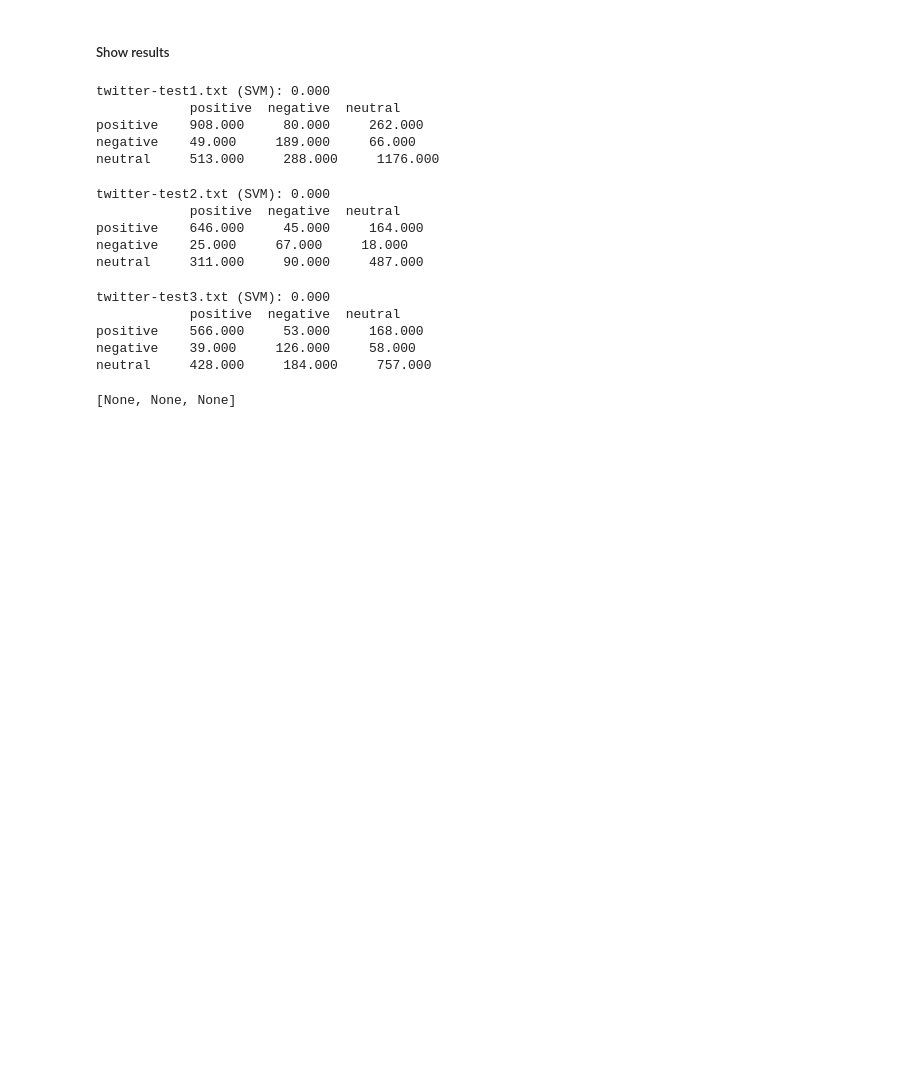
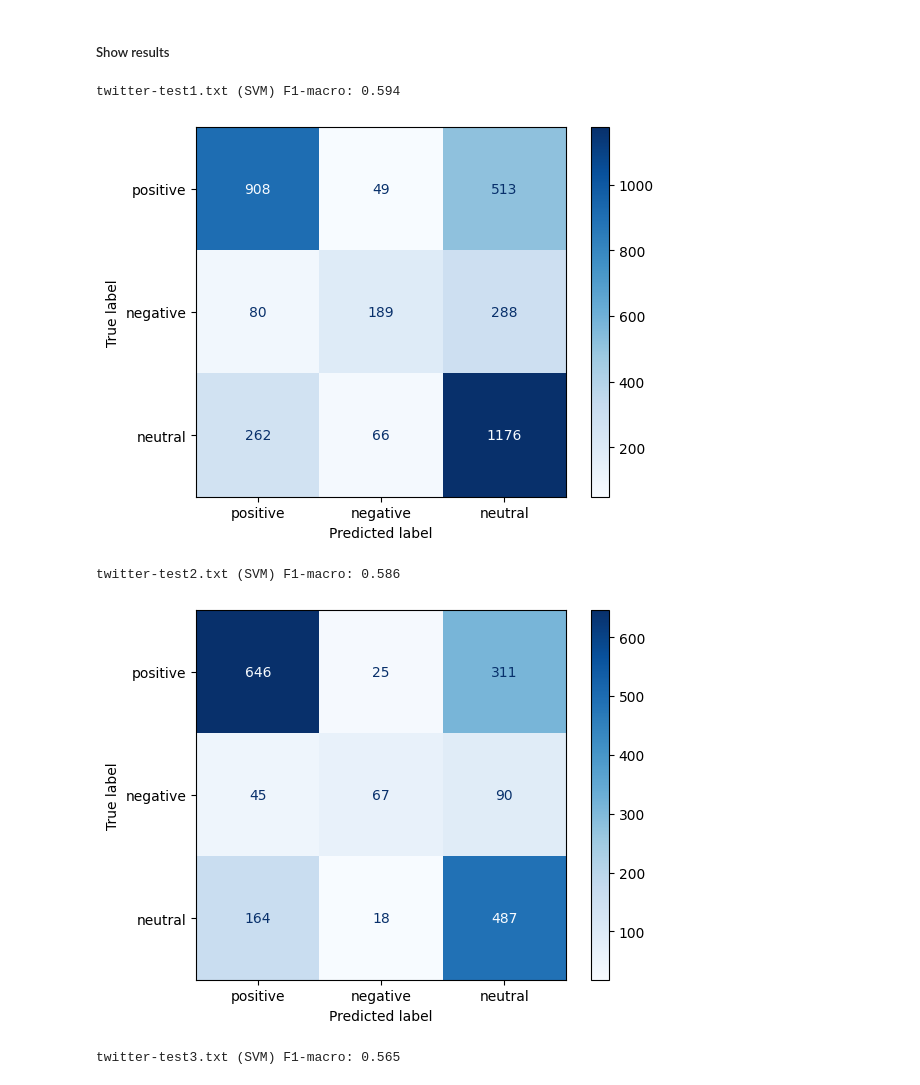
Before and after one commit to Xanonymous-GitHub/cs918-lab, a Jupyter notebook: lab2/cs918_assignment_2.ipynb, the cells around one changed output. Drawn from its saved outputs; the diff is of its cells as text; code cells hidden in the pictures; blank space fills up the shorter version.

Commit message:
refactor skeleton code

```diff
--- a/lab2/cs918_assignment_2.ipynb
+++ b/lab2/cs918_assignment_2.ipynb
@@ -545,3 +468,29 @@ def evaluate(predict_results: dict[TweetID, Sentiment], test_set_file_name_: str
+# %%
+def evaluate(predict_results: dict[TweetID, Sentiment], test_set_file_name_: str, classifier_name_: str) -> None:
+    """
+    Evaluate the performance of a sentiment classifier by comparing the predicted results with the ground truth sentiment labels.
+
+    Parameters:
+        - predict_results: A dictionary mapping TweetIDs to predicted Sentiments.
+        - test_set_file_name_: The name of the test set file.
+        - classifier_name_: The name of the classifier.
+    """
+    y_test, y_pred, labels = prepare_presentation_from(
+        predict_results=predict_results,
+        test_set_file_name_=test_set_file_name_
+    )
+
+    sem_eval_macro_f1 = f1_score(
+        y_test,
+        y_pred,
+        labels=labels,
+        average='macro'
+    )
+
+    print(
+        f"{test_set_file_name_} ({classifier_name_}) "
+        f"F1-macro: {sem_eval_macro_f1:.3f}"
+    )
 # %% [markdown]
 #### Load training set, dev set and testing set
 Here, you need to load the training set, the development set and the test set. For better classification results, you may need to preprocess tweets before sending them to the classifiers.
@@ -881,7 +830,7 @@ svm_model.fit(
     [sentiments.value for sentiments in training_sentiments]
 )
 
-for x in range(3):
+for x in range(numbers_of_test_sets):
     svm_predictions = svm_model.predict(tfidf_test_matrices[x])
     svm_report = classification_report(
         [sentiments.value for sentiments in test_sentiments[x]],
@@ -924,7 +873,7 @@ nb_model.fit(
     [sentiments.value for sentiments in training_sentiments]
 )
 
-for x in range(3):
+for x in range(numbers_of_test_sets):
     nb_predictions = nb_model.predict(tfidf_test_matrices[x])
     nb_report = classification_report(
         [sentiments.value for sentiments in test_sentiments[x]],
@@ -1823,35 +1720,19 @@ def bert_atomic_predict_process(tweet_index: int, test_set_index: int) -> Sentim
     return Sentiment(torch.argmax(output, dim=1).item())
 # %% [markdown]
 ##### Show results
-# %%
-if device == "cuda":
-    torch.cuda.empty_cache()
-
-[
-    show_skeleton_results(
-        test_set_index,
-        predict_from_single_test_set(
-            test_set_index,
-            svm_atomic_predict_process
-        ),
-        "SVM"
-    )
-    for test_set_index in range(numbers_of_test_sets)
-]
-# %% [output]
-twitter-test1.txt (SVM): 0.000
-            positive  negative  neutral
-positive    908.000     80.000     262.000
-negative    49.000     189.000     66.000
-neutral     513.000     288.000     1176.000
-twitter-test2.txt (SVM): 0.000
-            positive  negative  neutral
-positive    646.000     45.000     164.000
-negative    25.000     67.000     18.000
-neutral     311.000     90.000     487.000
-twitter-test3.txt (SVM): 0.000
-            positive  negative  neutral
-positive    566.000     53.000     168.000
-negative    39.000     126.000     58.000
-neutral     428.000     184.000     757.000
-[None, None, None]
+# %%
+for test_set_index in range(numbers_of_test_sets):
+    show_skeleton_results(
+        test_set_index,
+        predict_from_single_test_set(
+            test_set_index,
+            svm_atomic_predict_process
+        ),
+        "SVM"
+    )
+# %% [output]
+twitter-test1.txt (SVM) F1-macro: 0.594
+[figure, added]
+twitter-test2.txt (SVM) F1-macro: 0.586
+[figure, added]
+twitter-test3.txt (SVM) F1-macro: 0.565
```
Also changed, not shown: parts of 13 cells of this notebook.
